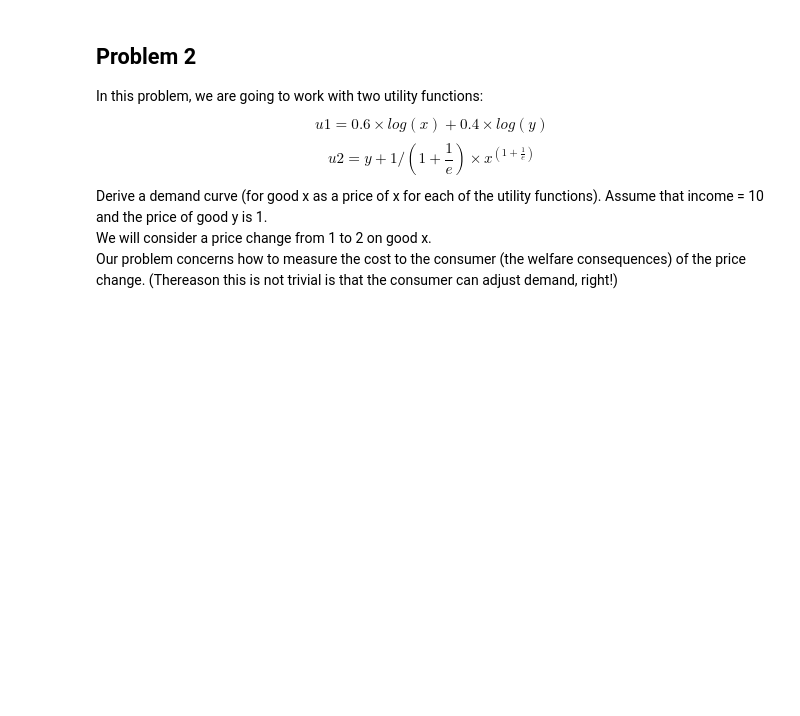
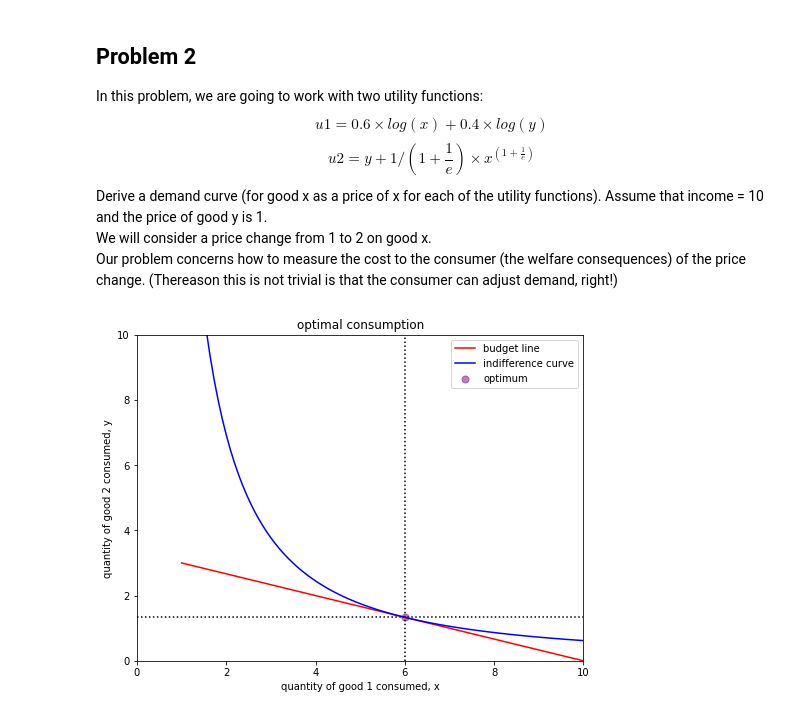
Before and after one commit to PaulineMalaguti/EBA3650, a Jupyter notebook: Lecture 6/QE_Problems_7.ipynb, the cells around one changed output. Drawn from its saved outputs; the diff is of its cells as text; code cells hidden in the pictures; blank space fills up the shorter version.

```diff
--- a/Lecture 6/QE_Problems_7.ipynb
+++ b/Lecture 6/QE_Problems_7.ipynb
@@ -108,6 +109,57 @@ In this problem, we are going to work with two utility functions: $$u1 = 0.6 \ti
 $$u2 = y + 1/(1+\frac{1}{e} ) \times x^{(1+ \frac{1}{e} )} $$
 Derive a demand curve (for good x as a price of x for each of the utility functions). Assume that income = 10 and the price of good y is 1. <br> We will consider a price change from 1 to 2 on good x. <br>
 Our problem concerns how to measure the cost to the consumer (the welfare consequences) of the price change. (Thereason this is not trivial is that the consumer can adjust demand, right!)
-# %%
-I = 10 ; py = 1
-# price change px 1 -- 2
+# %%
+def utility_1(x, y):
+    # -u(x, y) since we minimise later
+    return - 0.6*np.log(x) - 0.4*np.log(y)
+
+def utility_budget_1(x, mylist):
+    income = mylist[0] ; price_x = mylist[1] ; price_y = mylist[2]
+    y = (income - price_x*x)/price_y
+    return utility_1(x, y)
+
+def demand_1(income, price_x, price_y):
+    x = opt.minimize(utility_budget_1, 0.1, method = 'Nelder-Mead', args = ([income, price_x, price_y], )).x
+    y = (income - price_x*x)/price_y
+    return x, y
+
+def indiff_dist_1(y, mylist):
+    x = mylist[0] ; utility_level = mylist[1]
+    utility_achieved = utility_1(x, y)
+    return utility_achieved - utility_level
+
+def indifference_1(x, u_bar):
+    result = opt.newton(indiff_dist_1, 0.1, args = ([x, u_bar], ))
+    return result
+
+def indirect_utility_1(income, price_x, price_y):
+    x, y = demand_1(income, price_x, price_y)
+    return utility_1(x, y)
+
+# initialise quantiites of good 1 (x), income (I), and prices of the two goods
+x = np.linspace(1, 10, 100) ; I = 10 ; p1 = 1 ; p2 = 3
+
+# get indirect utility curve here
+utility_level = indirect_utility_1(I, p1 , p2)
+y = np.zeros((100, 1))
+
+for element in range(len(x)):
+    y[element] = indifference_1(x[element], utility_level)
+
+# plot the consumer's budget and indifference curve
+plt.figure(figsize = (8, 6))
+plt.plot(x, I/p2 - x*p1/p2, color = 'red', label = 'budget line')
+plt.plot(x, y, color = 'blue', label = 'indifference curve')
+
+# identify optimum
+x_star = demand_1(I, p1, p2)[0] ; y_star = demand_1(I, p1, p2)[1]
+plt.scatter(x_star, y_star, s=50, alpha=0.5, color = 'purple', label = 'optimum')
+plt.vlines(x_star, 0, 35, linestyles = 'dotted', color = 'k')
+plt.hlines(y_star, 0, 30, linestyles = 'dotted', color = 'k')
+
+plt.xlabel('quantity of good 1 consumed, x') ; plt.ylabel('quantity of good 2 consumed, y')
+plt.title('optimal consumption') ; plt.legend(loc = 'upper right')
+plt.ylim(0, 10) ; plt.xlim(0, 10) ; plt.show()
+# %% [output]
+[figure, added]
```
Also changed, not shown: parts of 4 cells of this notebook, 9 other files.
